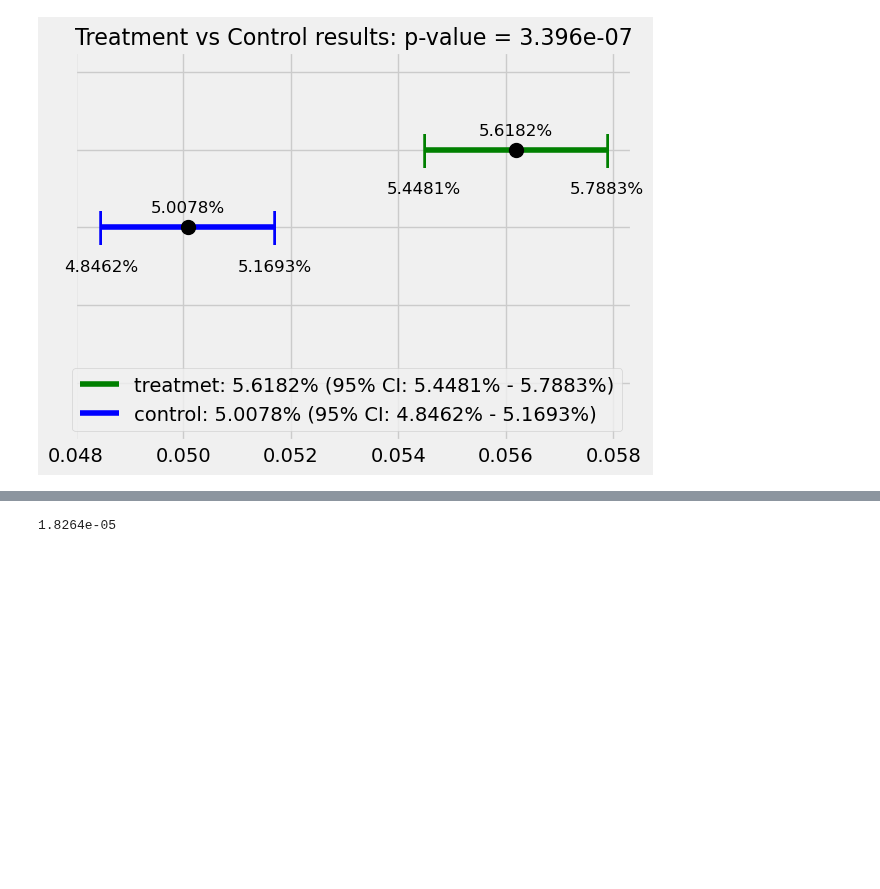
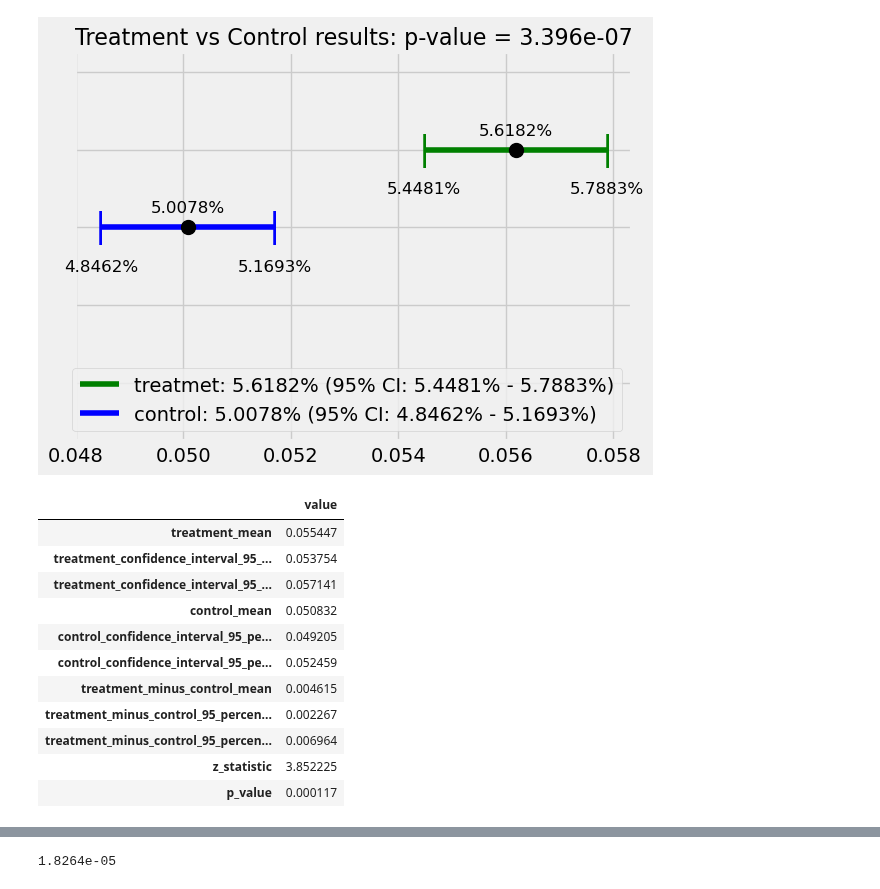
Before and after one commit to dokeeffe87/stats_utils, a Jupyter notebook: notebooks/scratch_work/dev_visualize_ab_results.ipynb, the cells around one changed output, grey strips where cells are left out. Saved outputs shown, nothing was run; the diff lists cells and outputs as text; code cells hidden in the pictures; blank space fills up the shorter version.

```diff
--- a/notebooks/scratch_work/dev_visualize_ab_results.ipynb
+++ b/notebooks/scratch_work/dev_visualize_ab_results.ipynb
@@ -316,4 +316,19 @@ plot_ab_test_results(df=df_res)
 [figure]
 # %%
 test_plot = conversion_rate_utils.ConversionExperiment()
+# %%
+df_code_res
+# %% [output]
+|  | value |
+| treatment_mean | 0.055447 |
+| treatment_confidence_interval_95_... | 0.053754 |
+| treatment_confidence_interval_95_... | 0.057141 |
+| control_mean | 0.050832 |
+| control_confidence_interval_95_pe... | 0.049205 |
+| control_confidence_interval_95_pe... | 0.052459 |
+| treatment_minus_control_mean | 0.004615 |
+| treatment_minus_control_95_percen... | 0.002267 |
+| treatment_minus_control_95_percen... | 0.006964 |
+| z_statistic | 3.852225 |
+| p_value | 0.000117 |
 # %%
```
Also changed, not shown: parts of 13 cells of this notebook, 1 other file.
